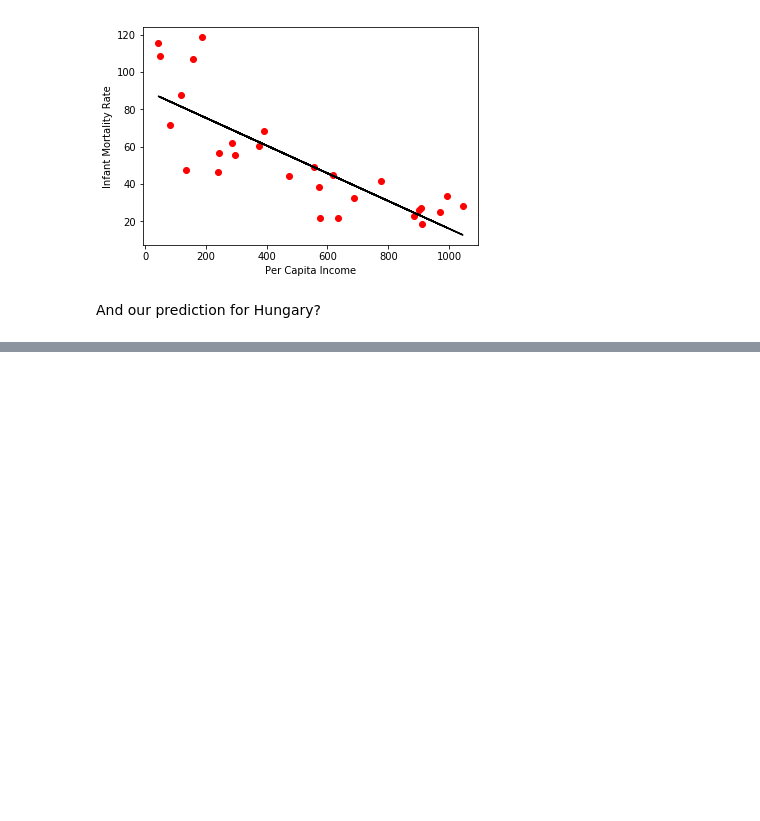
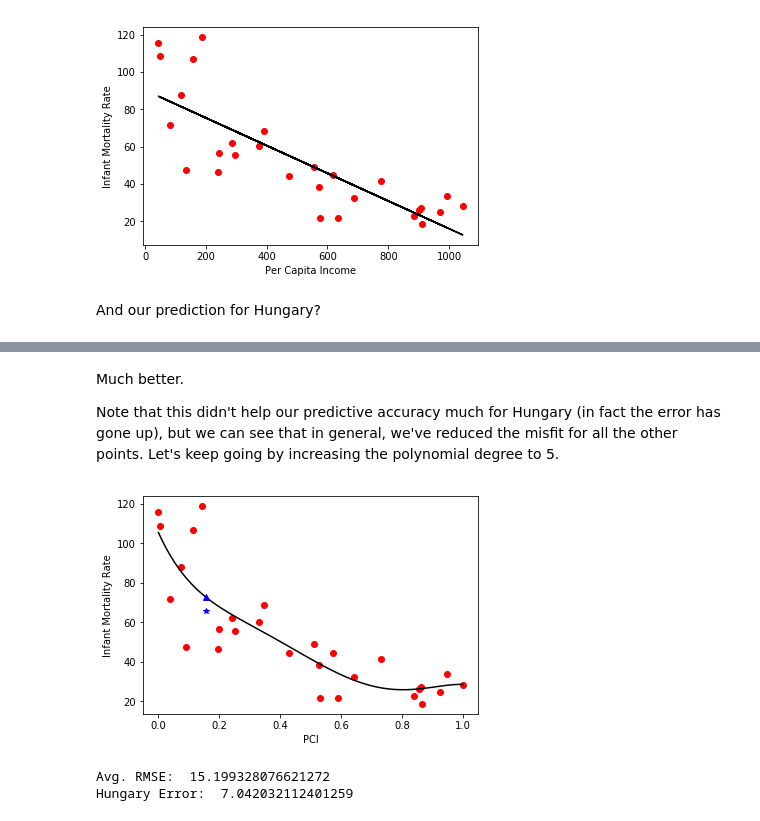
Before and after one commit to UMT-CS447-547-Fall-2018/Lecture_Notes, a Jupyter notebook: 11_linear_regression.ipynb, the cells around one changed output, grey strips where cells are left out. Cells and saved outputs as stored; diff of their text form; code cells hidden in the pictures; blank space fills up the shorter version.

```diff
--- a/11_linear_regression.ipynb
+++ b/11_linear_regression.ipynb
@@ -481,0 +273,33 @@ The nice thing about design matrices is that their columns are the basis functio
+# %% [markdown]
+Much better.
+
+Note that this didn't help our predictive accuracy much for Hungary (in fact the error has gone up), but we can see that in general, we've reduced the misfit for all the other points.  Let's keep going by increasing the polynomial degree to 5.
+# %%
+degree = 5
+
+X = np.vander(x,degree+1,increasing=True)
+W = np.linalg.solve(np.dot(X.T,X),np.dot(X.T,y))
+
+Xhat = np.vander(xhat,degree+1,increasing=True)
+yhat = np.dot(Xhat,W)
+
+X_test = np.vander([x_test],degree+1,increasing=True)
+y_test = np.dot(X_test,W)
+
+plt.plot(x,y,'ro')
+plt.plot(xhat,yhat,'k-')
+plt.plot(x_test,test_set['Infant Mortality'],'b*')
+plt.plot(x_test,y_test,'b^')
+plt.xlabel('PCI')
+plt.ylabel('Infant Mortality Rate')
+plt.show()
+
+avg_rmse = np.sqrt(np.sum((np.dot(X,W) - y)**2)/len(y))
+test_error = abs(y_test[0] - test_set['Infant Mortality'])
+
+print ("Avg. RMSE: ",avg_rmse)
+print ("Hungary Error: ",test_error)
+# %% [output]
+[figure, added]
+Avg. RMSE:  15.199328076621272
+Hungary Error:  7.042032112401259
```
Also changed, not shown: parts of 60 cells of this notebook.
